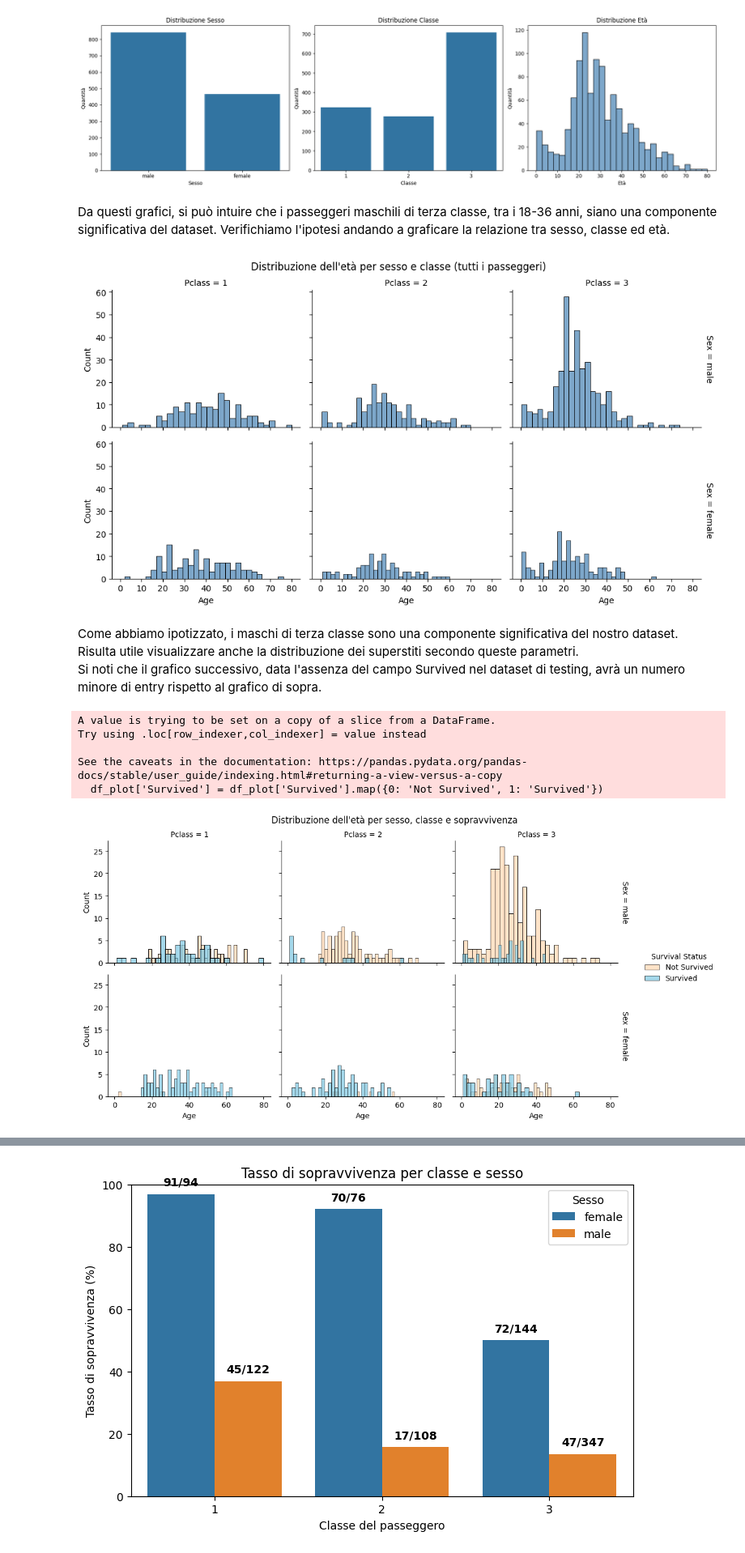
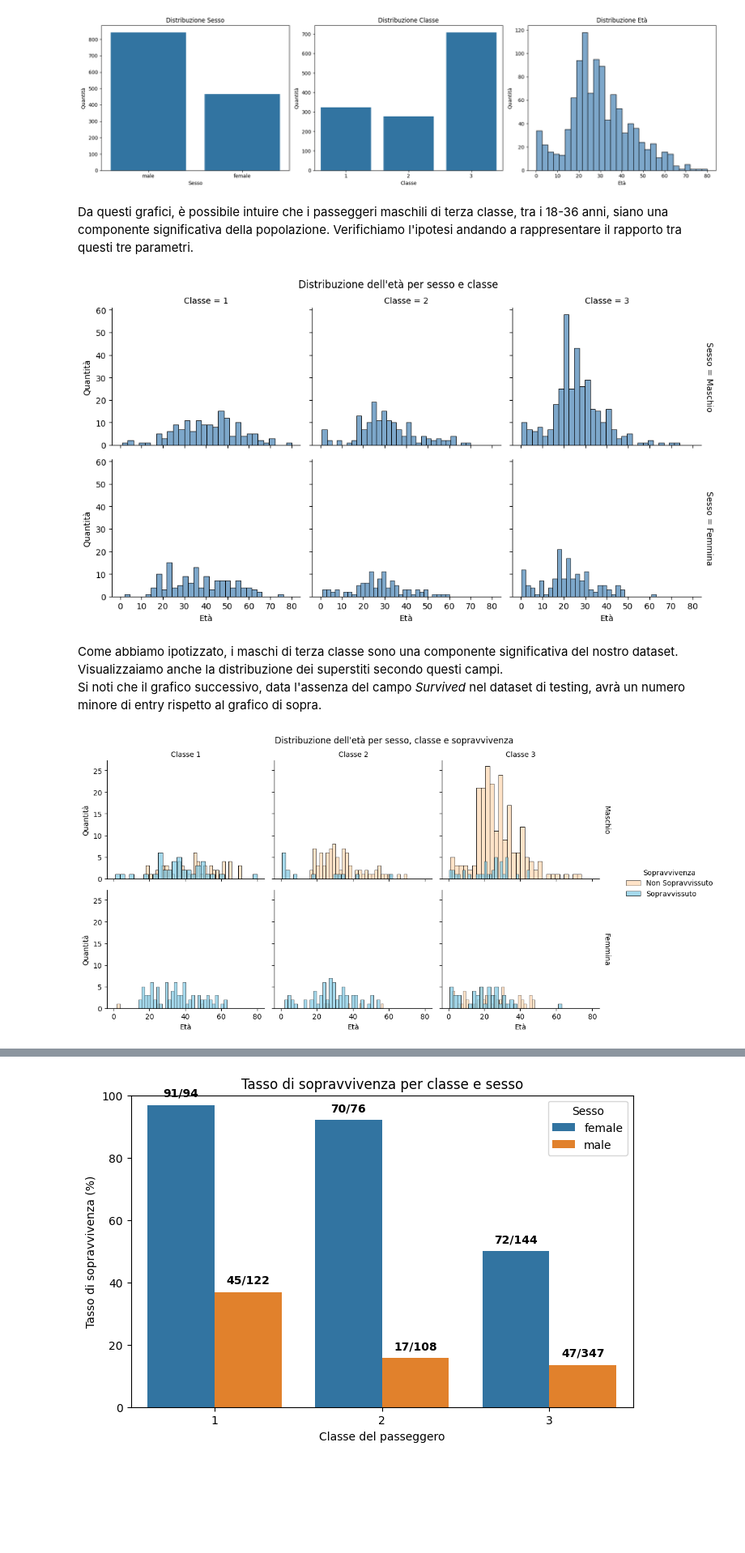
Before and after one commit to lPen88/dataProject, a Jupyter notebook: report.ipynb, the cells around one changed output, grey strips where cells are left out. Shown: that part at 81% size. Drawn from its saved outputs; the diff is of its cells as text; code cells hidden in the pictures; blank space fills up the shorter version.

```diff
--- a/report.ipynb
+++ b/report.ipynb
@@ -90,45 +94,49 @@ plt.show()
 # %% [output]
 [figure]
 # %% [markdown]
-Da questi grafici, si può intuire che i passeggeri maschili di terza classe, tra i 18-36 anni, siano una componente significativa del dataset. Verifichiamo l'ipotesi andando a graficare la relazione tra sesso, classe ed età.
+Da questi grafici, è possibile intuire che i passeggeri maschili di terza classe, tra i 18-36 anni, siano una componente significativa della popolazione. Verifichiamo l'ipotesi andando a rappresentare il rapporto tra questi tre parametri.
 # %%
-g = sns.FacetGrid(df, row="Sex", col="Pclass", margin_titles=True, height=3, aspect=1.2)
+df_plot = df.copy()
+df_plot['Sesso'] = df_plot['Sex'].map({'male': 'Maschio', 'female': 'Femmina'})
+df_plot['Classe'] = df_plot['Pclass']
+
+g = sns.FacetGrid(df_plot, row="Sesso", col="Classe", margin_titles=True, height=3, aspect=1.2)
 g.map(sns.histplot, "Age", bins=30, color="steelblue", alpha=0.7, kde=False)
-# per avere più tacche sull'asse x
 for ax in g.axes.flatten():
     ax.set_xticks(np.arange(0, 85, 10))
+    ax.set_xlabel("Età")
+    ax.set_ylabel("Quantità")
 plt.subplots_adjust(top=0.9)
-g.figure.suptitle("Distribuzione dell'età per sesso e classe (tutti i passeggeri)")
+g.figure.suptitle("Distribuzione dell'età per sesso e classe")
 plt.show()
 # %% [output]
-[figure, old version]
+[figure, new version]
 # %% [markdown]
-Come abbiamo ipotizzato, i maschi di terza classe sono una componente significativa del nostro dataset. Risulta utile visualizzare anche la distribuzione dei superstiti secondo queste parametri.
-Si noti che il grafico successivo, data l'assenza del campo Survived nel dataset di testing, avrà un numero minore di entry rispetto al grafico di sopra.
+Come abbiamo ipotizzato, i maschi di terza classe sono una componente significativa del nostro dataset. Visualizzaiamo anche la distribuzione dei superstiti secondo questi campi.
+Si noti che il grafico successivo, data l'assenza del campo *Survived* nel dataset di testing, avrà un numero minore di entry rispetto al grafico di sopra.
 # %%
-df_plot = df.dropna(subset=['Survived', 'Age'])
-df_plot['Survived'] = df_plot['Survived'].map({0: 'Not Survived', 1: 'Survived'})
-survival_palette = {'Survived': '#7ec8e3', 'Not Survived': '#ffd8b1'}
+df_plot = df.dropna(subset=['Survived', 'Age']).copy()
+df_plot['Survived'] = df_plot['Survived'].map({0: 'Non Sopravvissuto', 1: 'Sopravvissuto'})
+df_plot['Sesso'] = df_plot['Sex'].map({'male': 'Maschio', 'female': 'Femmina'})
+survival_palette = {'Sopravvissuto': '#7ec8e3', 'Non Sopravvissuto': '#ffd8b1'}
+
 g = sns.FacetGrid(
     df_plot,
-    row="Sex",
+    row="Sesso",
     col="Pclass",
     hue="Survived",
     margin_titles=True,
     height=3,
     aspect=1.2,
     palette=survival_palette
 )
 g.map(sns.histplot, "Age", bins=30, alpha=0.7, kde=False)
-g.add_legend(title="Survival Status")
+g.set_axis_labels("Età", "Quantità")
+g.set_titles(row_template='{row_name}', col_template='Classe {col_name}')
+g.add_legend(title="Sopravvivenza")
 plt.subplots_adjust(top=0.9)
 g.figure.suptitle("Distribuzione dell'età per sesso, classe e sopravvivenza")
 plt.show()
 # %% [output]
-A value is trying to be set on a copy of a slice from a DataFrame.
-Try using .loc[row_indexer,col_indexer] = value instead
-
-See the caveats in the documentation: https://pandas.pydata.org/pandas-docs/stable/user_guide/indexing.html#returning-a-view-versus-a-copy
-  df_plot['Survived'] = df_plot['Survived'].map({0: 'Not Survived', 1: 'Survived'})
-[figure, old version]
+[figure, new version]
 # %% [markdown]
```
Also changed, not shown: parts of 53 cells of this notebook, 6 other files.
